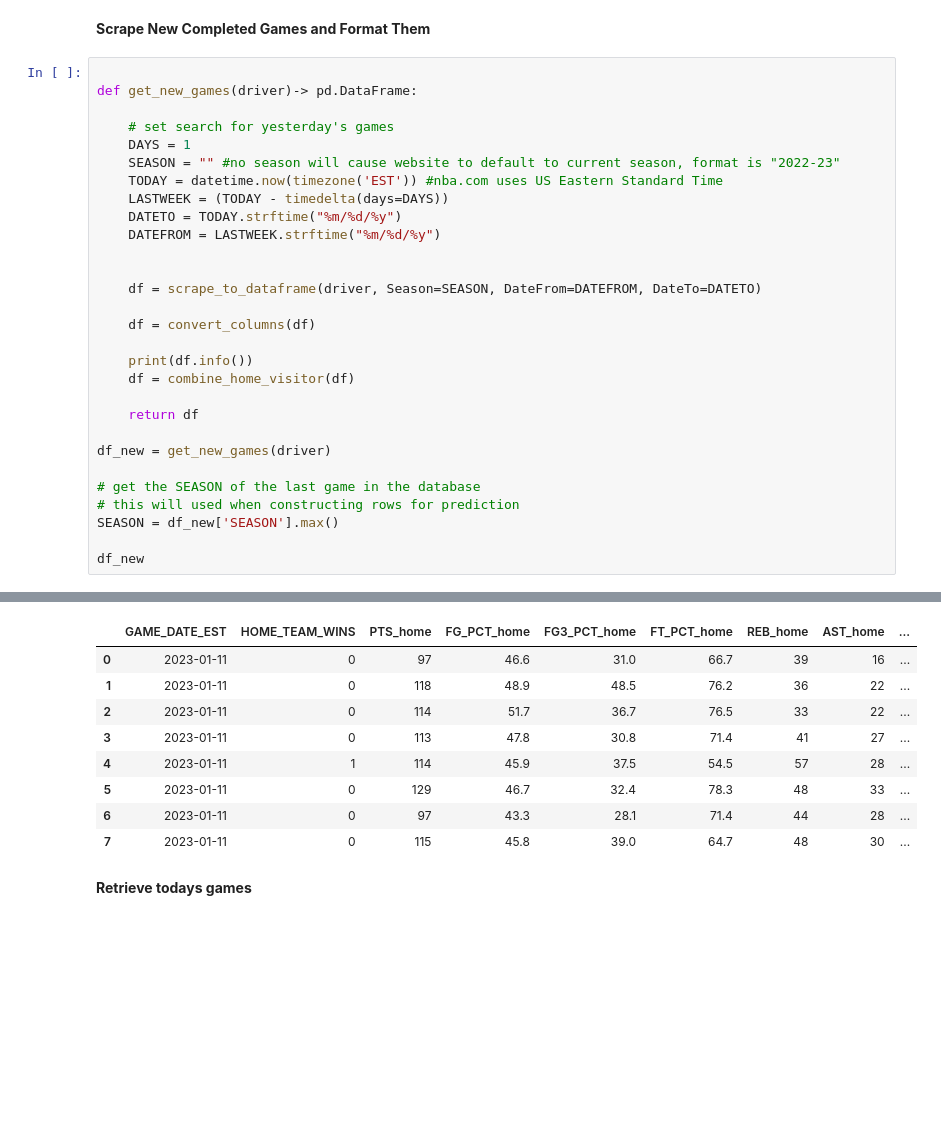
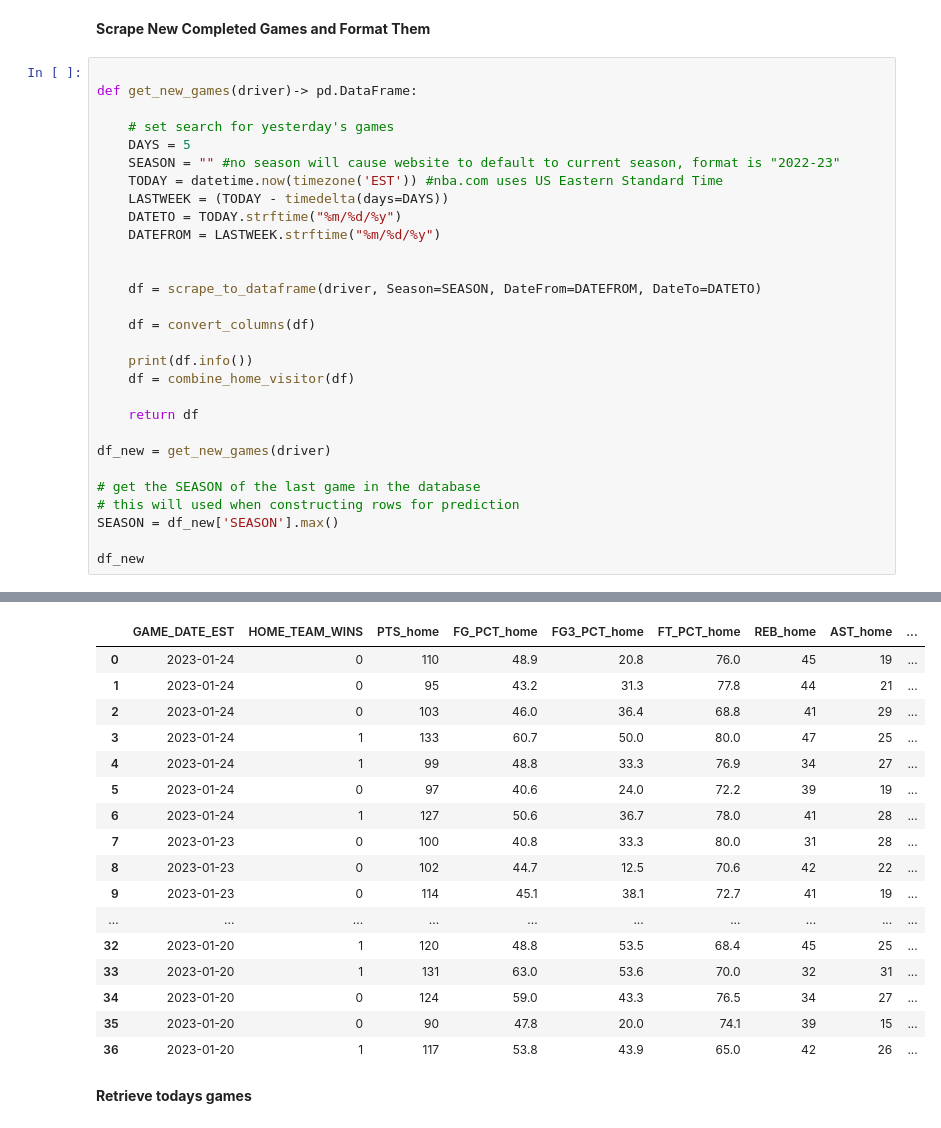
Before and after one commit to cmunch1/nba-prediction, a Jupyter notebook: 09_production_features_pipeline.ipynb, the cells around one changed output, grey strips where cells are left out. Saved outputs shown, nothing was run; the diff lists cells and outputs as text; blank space fills up the shorter version.

```diff
--- a/09_production_features_pipeline.ipynb
+++ b/09_production_features_pipeline.ipynb
@@ -66,7 +66,7 @@ DeprecationWarning: HTTPResponse.getheader() is deprecated and will be removed i
 def get_new_games(driver)-> pd.DataFrame:
 
     # set search for yesterday's games
-    DAYS = 1
+    DAYS = 5
     SEASON = "" #no season will cause website to default to current season, format is "2022-23"
     TODAY = datetime.now(timezone('EST')) #nba.com uses US Eastern Standard Time
     LASTWEEK = (TODAY - timedelta(days=DAYS))
@@ -112,13 +110,21 @@ memory usage: 1.5+ KB
 None
 |  | GAME_DATE_EST | HOME_TEAM_WINS | PTS_home | FG_PCT_home | FG3_PCT_home | FT_PCT_home | REB_home | AST_home | ... |
-| 0 | 2023-01-11 | 0 | 97 | 46.6 | 31.0 | 66.7 | 39 | 16 | ... |
-| 1 | 2023-01-11 | 0 | 118 | 48.9 | 48.5 | 76.2 | 36 | 22 | ... |
-| 2 | 2023-01-11 | 0 | 114 | 51.7 | 36.7 | 76.5 | 33 | 22 | ... |
-| 3 | 2023-01-11 | 0 | 113 | 47.8 | 30.8 | 71.4 | 41 | 27 | ... |
-| 4 | 2023-01-11 | 1 | 114 | 45.9 | 37.5 | 54.5 | 57 | 28 | ... |
-| 5 | 2023-01-11 | 0 | 129 | 46.7 | 32.4 | 78.3 | 48 | 33 | ... |
-| 6 | 2023-01-11 | 0 | 97 | 43.3 | 28.1 | 71.4 | 44 | 28 | ... |
-| 7 | 2023-01-11 | 0 | 115 | 45.8 | 39.0 | 64.7 | 48 | 30 | ... |
+| 0 | 2023-01-24 | 0 | 110 | 48.9 | 20.8 | 76.0 | 45 | 19 | ... |
+| 1 | 2023-01-24 | 0 | 95 | 43.2 | 31.3 | 77.8 | 44 | 21 | ... |
+| 2 | 2023-01-24 | 0 | 103 | 46.0 | 36.4 | 68.8 | 41 | 29 | ... |
+| 3 | 2023-01-24 | 1 | 133 | 60.7 | 50.0 | 80.0 | 47 | 25 | ... |
+| 4 | 2023-01-24 | 1 | 99 | 48.8 | 33.3 | 76.9 | 34 | 27 | ... |
+| 5 | 2023-01-24 | 0 | 97 | 40.6 | 24.0 | 72.2 | 39 | 19 | ... |
+| 6 | 2023-01-24 | 1 | 127 | 50.6 | 36.7 | 78.0 | 41 | 28 | ... |
+| 7 | 2023-01-23 | 0 | 100 | 40.8 | 33.3 | 80.0 | 31 | 28 | ... |
+| 8 | 2023-01-23 | 0 | 102 | 44.7 | 12.5 | 70.6 | 42 | 22 | ... |
+| 9 | 2023-01-23 | 0 | 114 | 45.1 | 38.1 | 72.7 | 41 | 19 | ... |
+| ... | ... | ... | ... | ... | ... | ... | ... | ... | ... |
+| 32 | 2023-01-20 | 1 | 120 | 48.8 | 53.5 | 68.4 | 45 | 25 | ... |
+| 33 | 2023-01-20 | 1 | 131 | 63.0 | 53.6 | 70.0 | 32 | 31 | ... |
+| 34 | 2023-01-20 | 0 | 124 | 59.0 | 43.3 | 76.5 | 34 | 27 | ... |
+| 35 | 2023-01-20 | 0 | 90 | 47.8 | 20.0 | 74.1 | 39 | 15 | ... |
+| 36 | 2023-01-20 | 1 | 117 | 53.8 | 43.9 | 65.0 | 42 | 26 | ... |
 # %% [markdown]
 **Retrieve todays games**
 # %%
```
Also changed, not shown: parts of 13 cells of this notebook.
